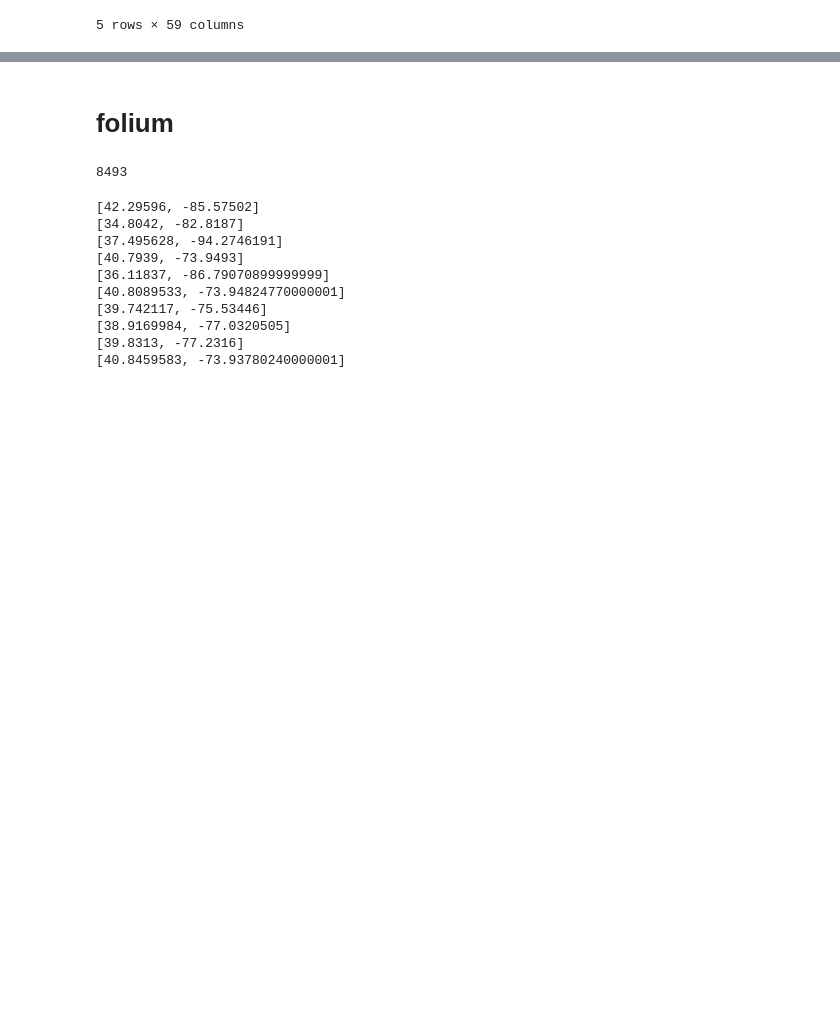
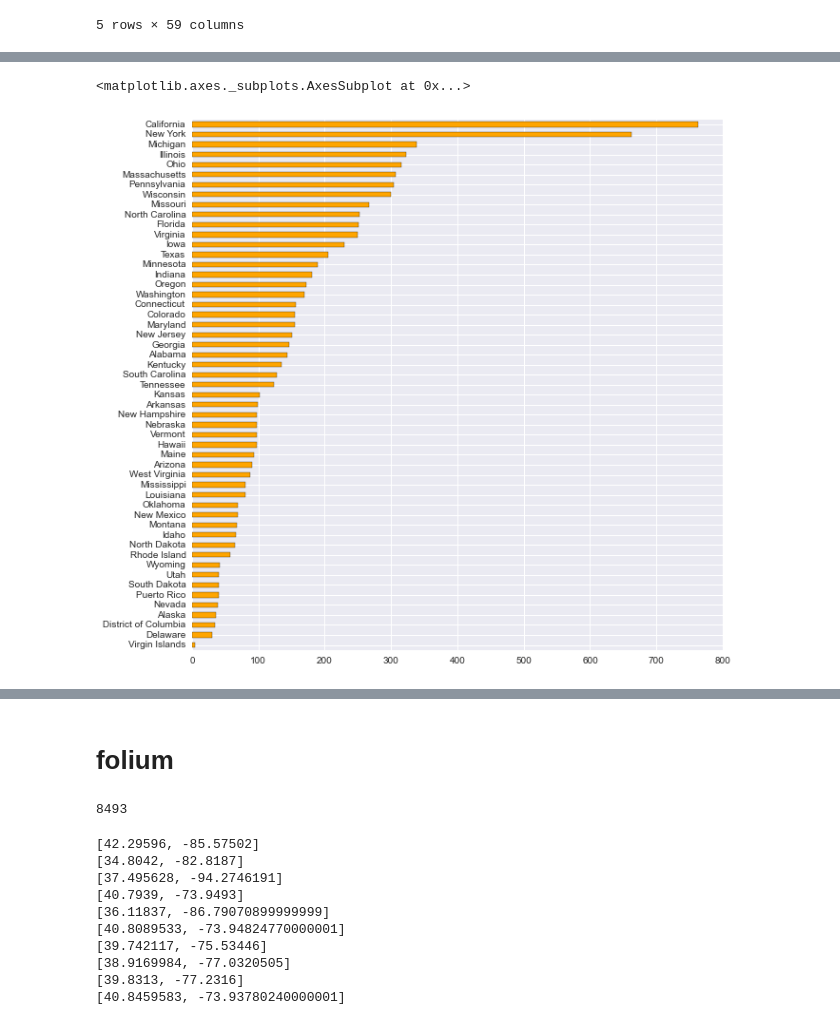
Before and after one commit to cchi/farmers-markets, a Jupyter notebook: farmers-market_analysis.ipynb, the cells around one changed output, grey strips where cells are left out. Cells and saved outputs as stored; diff of their text form; code cells hidden in the pictures; blank space fills up the shorter version.

Commit message:
add changes to graphs (sort ascending for barh graphs) to display

```diff
--- a/farmers-market_analysis.ipynb
+++ b/farmers-market_analysis.ipynb
@@ -54,0 +101,7 @@ df['city_state'].value_counts()[:30].plot(kind='barh', color='g')
+# %%
+ser = df['State'].value_counts()
+ser.sort_values(inplace=True, ascending=True)
+ser.plot.barh(color='orange', figsize=(10,10))
+# %% [output]
+<matplotlib.axes._subplots.AxesSubplot at 0x...>
+[figure, added]
```
Also changed, not shown: parts of 10 cells of this notebook.
